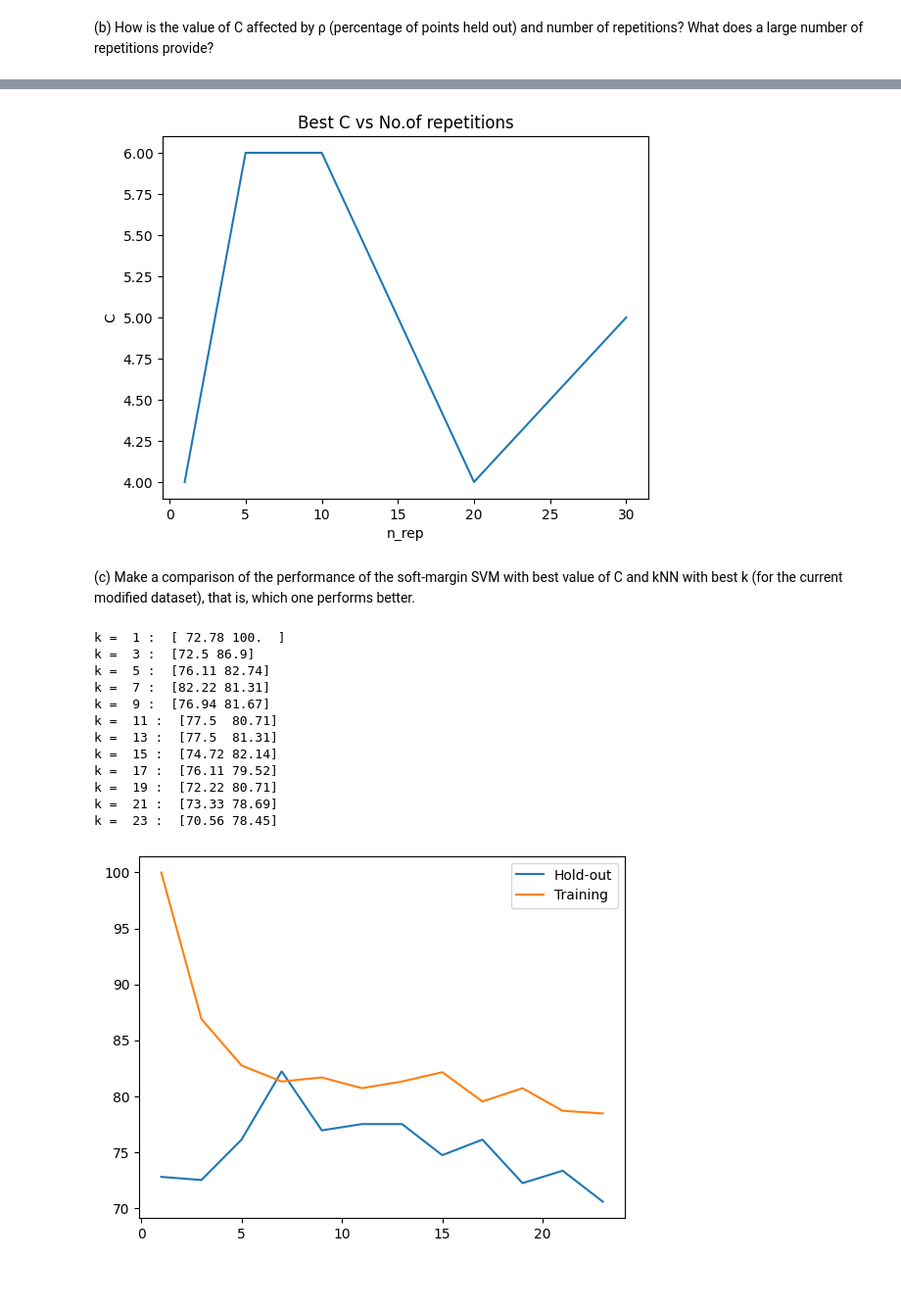
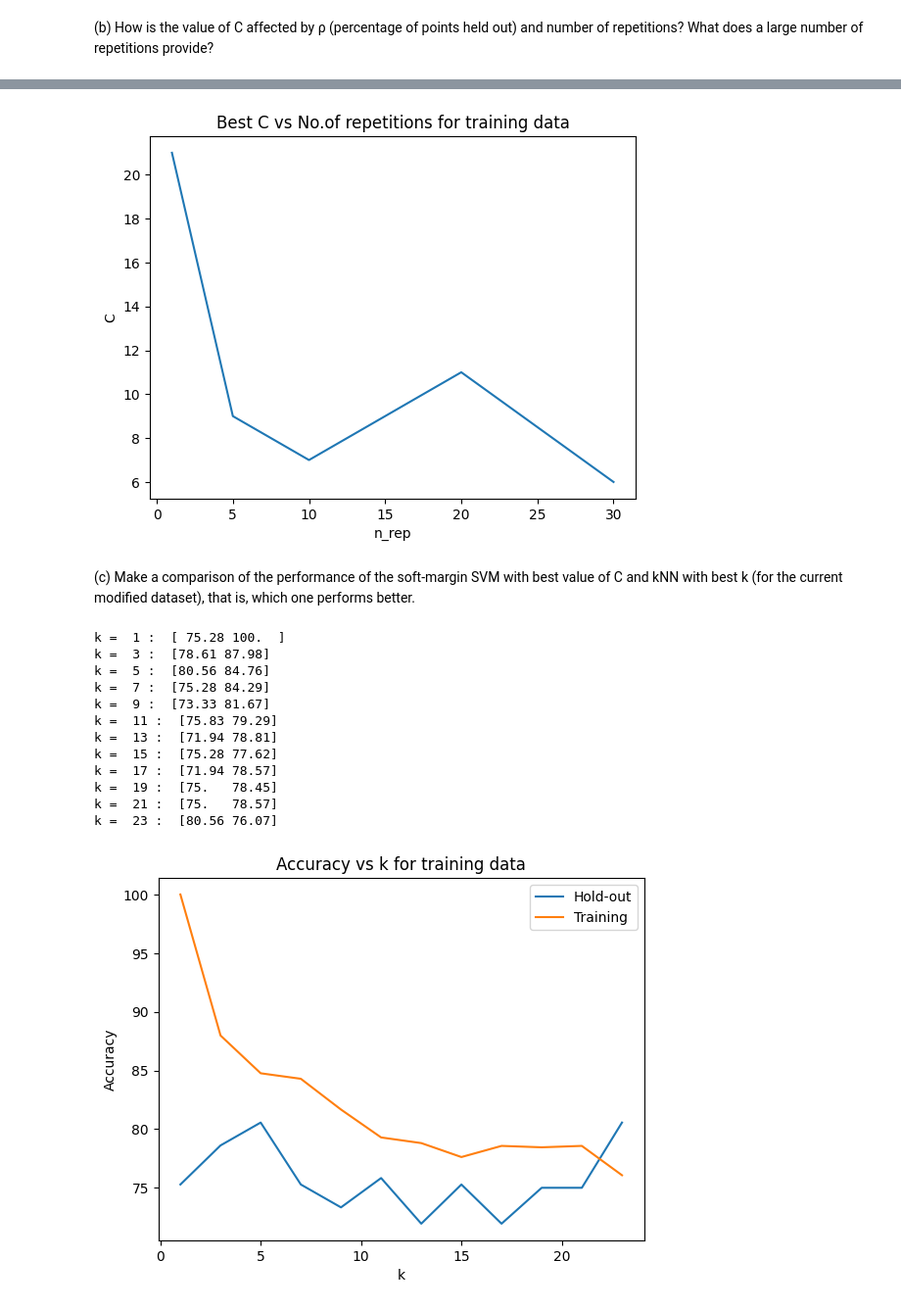
Before and after one commit to DarkWake9/EE5610, a Jupyter notebook: Assignment 1 part III.ipynb, the cells around one changed output, grey strips where cells are left out. Shown at 98% size. Drawn from its saved outputs; the diff is of its cells as text; code cells hidden in the pictures; blank space fills up the shorter version.

```diff
--- a/Assignment 1 part III.ipynb
+++ b/Assignment 1 part III.ipynb
@@ -61,7 +61,7 @@ def soft_margin_SVM_fit(X, Y, C=1.0):
 
     return sco.minimize(kernel, np.zeros(d+1))
 # %%
-params = soft_margin_SVM_fit(X_train, Y_train, C = 10)
+params = soft_margin_SVM_fit(X_train, Y_train, C = 3)
 params = params.x
 # %%
 params
@@ -235,12 +237,12 @@ For = 30 repetitions: C = 22 is the best
 # %%
-#k vs n_rep
-plt.plot([1, 5, 10, 20, 30], best_C)
+#C vs n_rep
+plt.plot([1, 5, 10, 20, 30], best_C_nrep)
 plt.xlabel('n_rep')
 plt.ylabel('C')
-plt.title('Best C vs No.of repetitions')
+plt.title('Best C vs No.of repetitions for training data')
 plt.show()
 # %% [output]
-[figure, old version]
+[figure, new version]
 # %% [markdown]
 (c) Make a comparison of the performance of the soft-margin SVM with best value of
 C and kNN with best k (for the current modified dataset), that is, which one
@@ -282,31 +284,35 @@ def outCVkNN(X, Y, k, n_rep, hold_out_rho):
 
     return np.round([np.mean(hold_out_accuracy)*100, np.mean(train_accuracy)*100], 2)
 # %%
+# Training kNN over multiple values of k for holout of 0.3 and 10 repetitions
 aaa = []
 for k in range(1, 25, 2):
     knnout = outCVkNN(X_train, Y_train, k, n_rep, hold_out_rho)
     print("k = ", k, ": ", knnout)
     aaa.append(knnout)
 # %% [output]
-k =  1 :  [ 72.78 100.  ]
-k =  3 :  [72.5 86.9]
-k =  5 :  [76.11 82.74]
-k =  7 :  [82.22 81.31]
-k =  9 :  [76.94 81.67]
-k =  11 :  [77.5  80.71]
-k =  13 :  [77.5  81.31]
-k =  15 :  [74.72 82.14]
-k =  17 :  [76.11 79.52]
-k =  19 :  [72.22 80.71]
-k =  21 :  [73.33 78.69]
-k =  23 :  [70.56 78.45]
+k =  1 :  [ 75.28 100.  ]
+k =  3 :  [78.61 87.98]
+k =  5 :  [80.56 84.76]
+k =  7 :  [75.28 84.29]
+k =  9 :  [73.33 81.67]
+k =  11 :  [75.83 79.29]
+k =  13 :  [71.94 78.81]
+k =  15 :  [75.28 77.62]
+k =  17 :  [71.94 78.57]
+k =  19 :  [75.   78.45]
+k =  21 :  [75.   78.57]
+k =  23 :  [80.56 76.07]
 # %%
 plt.plot(range(1, 25, 2), [x[0] for x in aaa], label="Hold-out")
 plt.plot(range(1, 25, 2), [x[1] for x in aaa], label="Training")
+plt.xlabel("k")
+plt.ylabel("Accuracy")
+plt.title("Accuracy vs k for training data")
 plt.legend()
 plt.show()
 # %% [output]
-[figure, old version]
+[figure, new version]
 # %%
 k_best = np.argmax([x[0] for x in aaa])*2+1
 print('k =', k_best, 'is the best k for hold-out')
```
Also changed, not shown: parts of 19 cells of this notebook, 1 other file.
